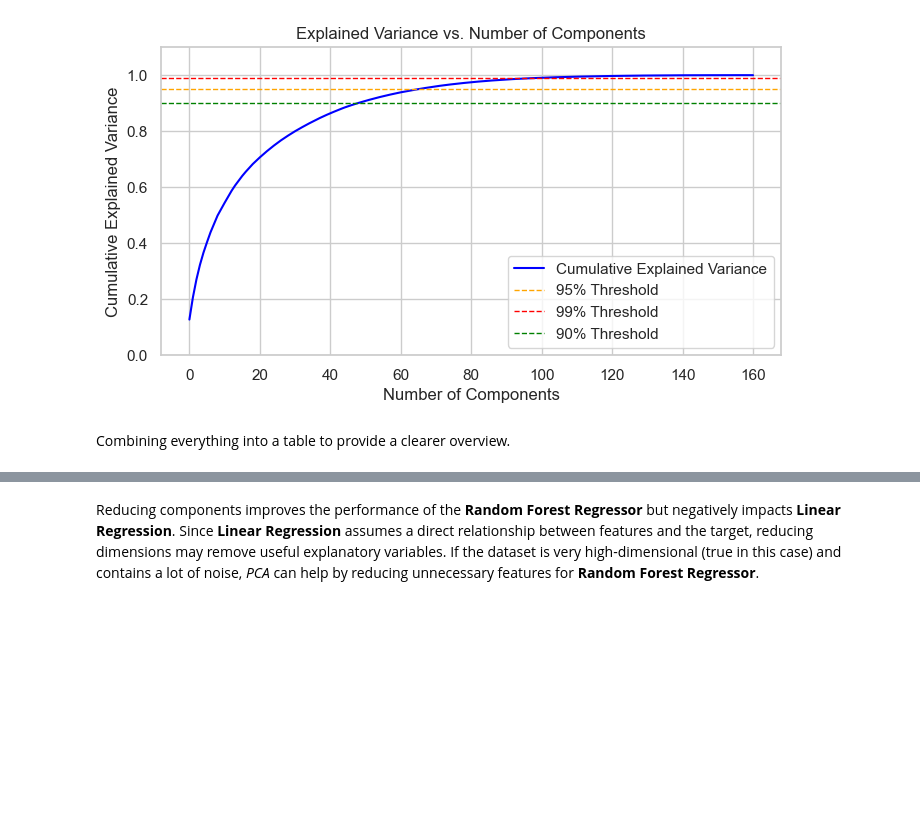
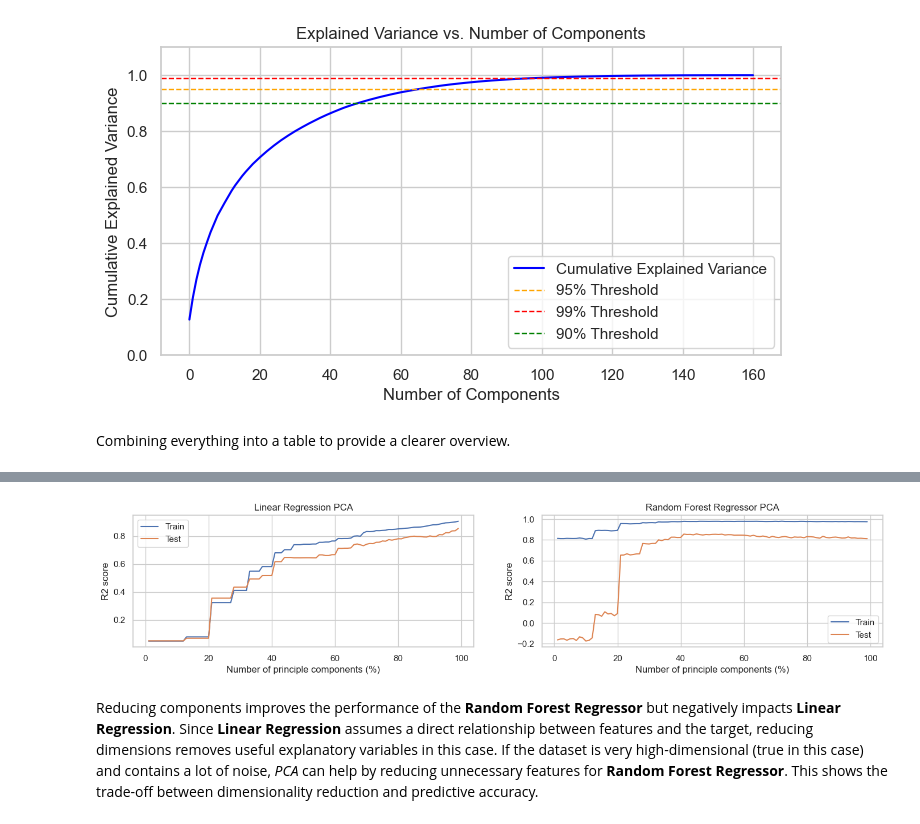
Before and after one commit to DaniloGrujic/organic-compounds-solubility, a Jupyter notebook: 3_ML_Model.ipynb, the cells around one changed output, grey strips where cells are left out. Saved outputs shown, nothing was run; the diff lists cells and outputs as text; code cells hidden in the pictures; blank space fills up the shorter version.

```diff
--- a/3_ML_Model.ipynb
+++ b/3_ML_Model.ipynb
@@ -339,2 +343,21 @@ summary_df
+# %%
+tresholds = list(range(1, 100))
+plot_tresholds = pd.DataFrame()
+plot_tresholds = custom_pca(x_scaled, y, cumsum, plot_tresholds, tresholds)
+# %%
+fig, ax = plt.subplots(1, 2, figsize=(17, 3))
+
+models = ['Linear Regression PCA', 'Random Forest Regressor PCA']
+for i in range(2):
+    ax[i].plot(range(1,100), plot_tresholds.iloc[i*2])
+    ax[i].plot(range(1,100), plot_tresholds.iloc[i*2 + 1])
+    ax[i].set_title(models[i])
+    ax[i].set_xlabel('Number of principle components (%)')
+    ax[i].set_ylabel('R2 score')
+    ax[i].legend(['Train', 'Test'])
+
+plt.show()
+# %% [output]
+[figure, added]
 # %% [markdown]
-Reducing components improves the performance of the **Random Forest Regressor** but negatively impacts **Linear Regression**. Since **Linear Regression** assumes a direct relationship between features and the target, reducing dimensions may remove useful explanatory variables. If the dataset is very high-dimensional (true in this case) and contains a lot of noise, *PCA* can help by reducing unnecessary features for **Random Forest Regressor**.
+Reducing components improves the performance of the **Random Forest Regressor** but negatively impacts **Linear Regression**. Since **Linear Regression** assumes a direct relationship between features and the target, reducing dimensions removes useful explanatory variables in this case. If the dataset is very high-dimensional (true in this case) and contains a lot of noise, *PCA* can help by reducing unnecessary features for **Random Forest Regressor**. This shows the trade-off between dimensionality reduction and predictive accuracy.
```
Also changed, not shown: parts of 4 cells of this notebook.
